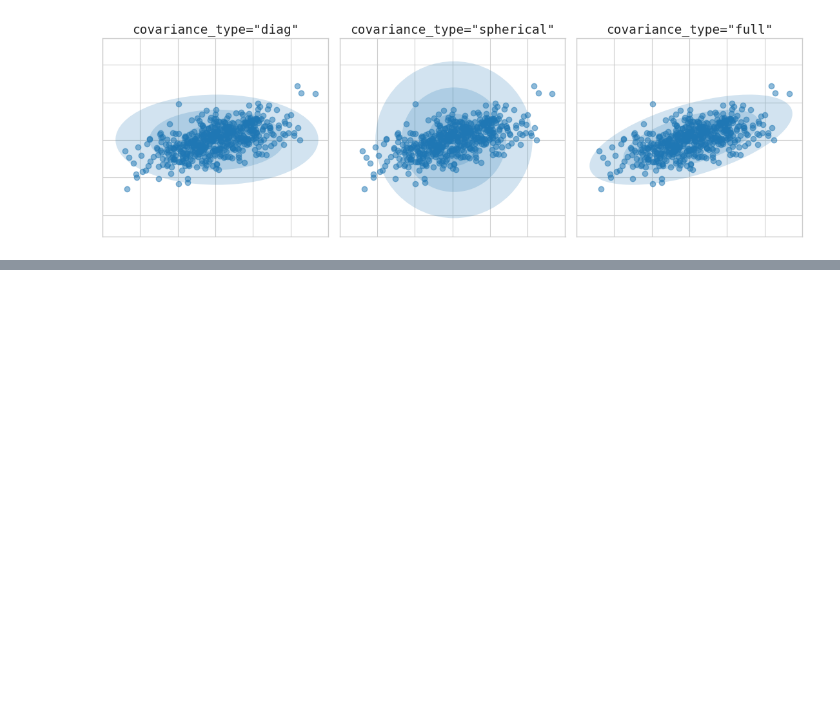
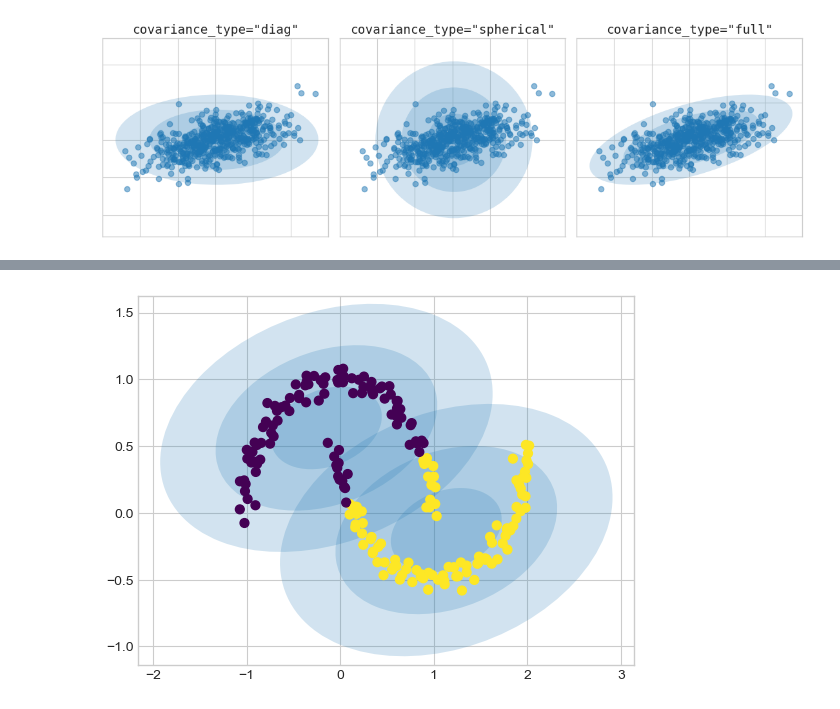
Before and after one commit to Spin8Cycle/ds-proj-remote, a Jupyter notebook: PDSHEx/ml_sklearn_notes/ml_gaussian_mixture_models.ipynb, the cells around one changed output, grey strips where cells are left out. Cells and saved outputs as stored; diff of their text form; code cells hidden in the pictures; blank space fills up the shorter version.

```diff
--- a/PDSHEx/ml_sklearn_notes/ml_gaussian_mixture_models.ipynb
+++ b/PDSHEx/ml_sklearn_notes/ml_gaussian_mixture_models.ipynb
@@ -214,0 +228,5 @@ for i, cov_type in enumerate(['diag', 'spherical', 'full']):
+# %%
+gmm2 = GaussianMixture(n_components=2, covariance_type='full', random_state=0)
+plot_gmm(gmm2, Xmoon)
+# %% [output]
+[figure, added]
```
Also changed, not shown: parts of 4 cells of this notebook.
